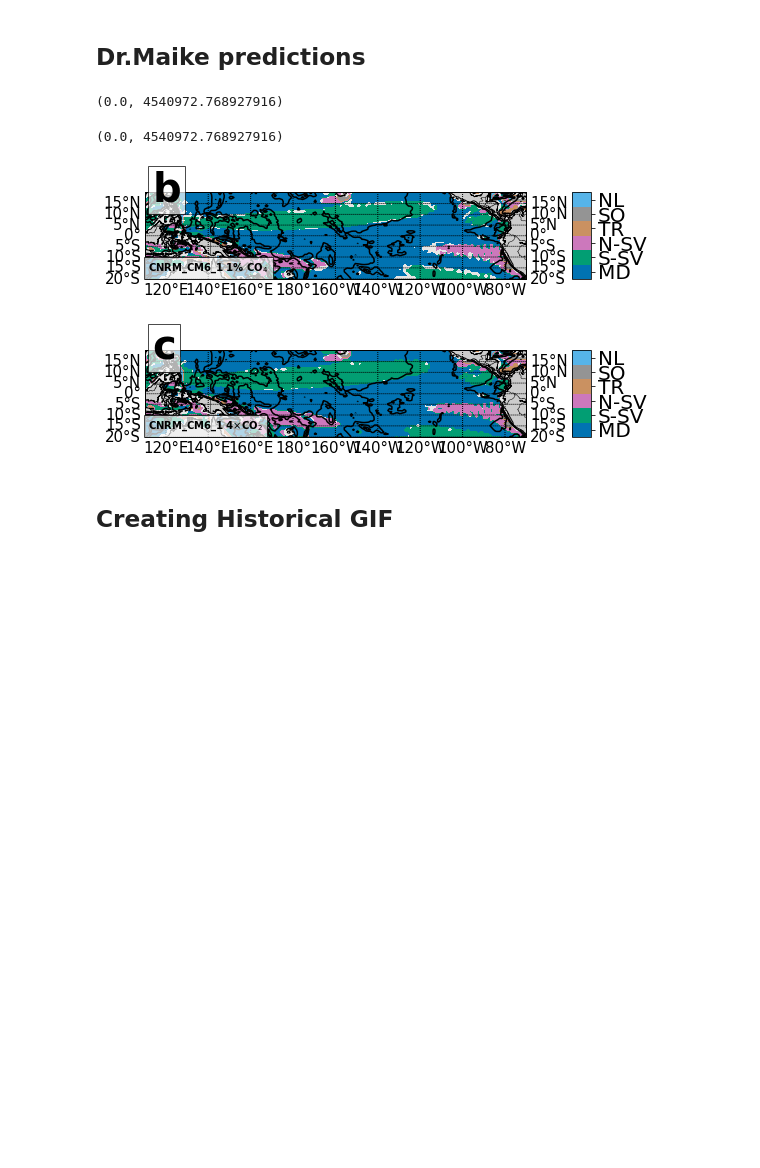
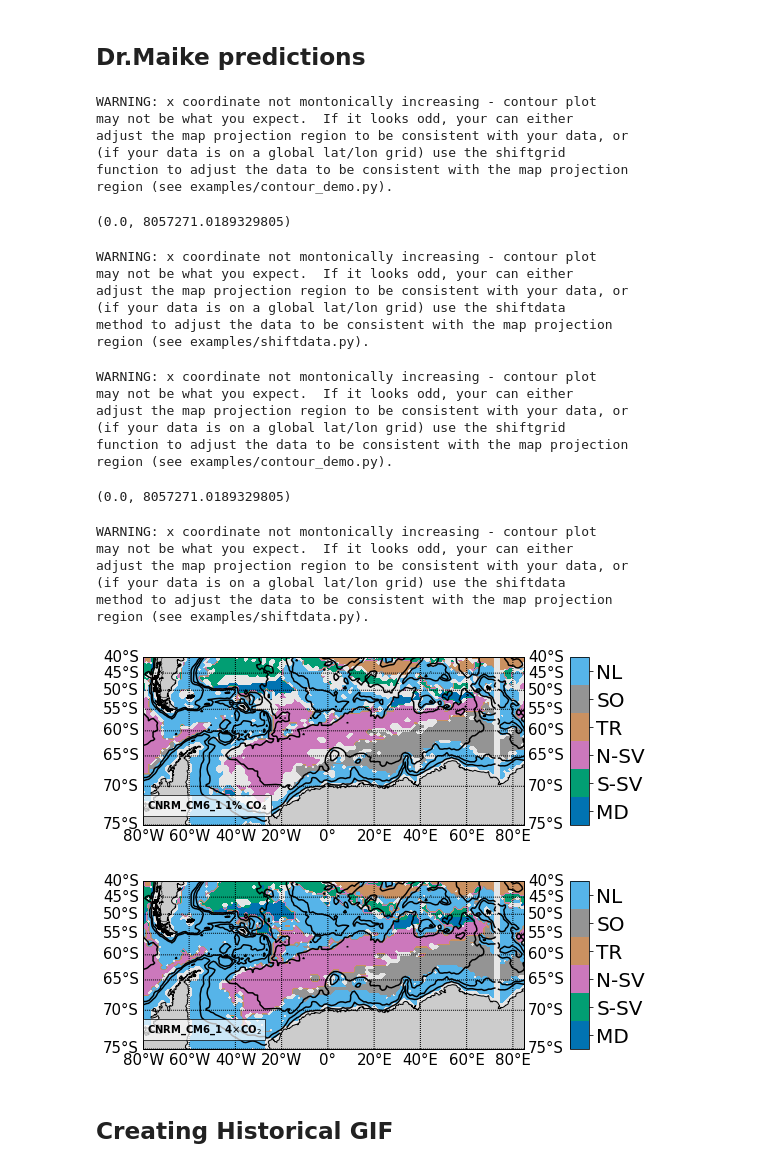
Before and after one commit to maikejulie/DNN4Cli, a Jupyter notebook: figures/CNRM-CM6-1/CNRM-CM6-1-Basemap_cleaned.ipynb, the cells around one changed output. Cells and saved outputs as stored; diff of their text form; code cells hidden in the pictures; blank space fills up the shorter version.

Commit message:
update on variability (basemap plots)

```diff
--- a/figures/CNRM-CM6-1/CNRM-CM6-1-Basemap_cleaned.ipynb
+++ b/figures/CNRM-CM6-1/CNRM-CM6-1-Basemap_cleaned.ipynb
@@ -212,14 +212,38 @@ natVar4=np.zeros(CNRM_CM6_1_Hist[0].shape)*np.nan
 for n in np.arange(0,8):
     natVar4[np.count_nonzero(CNRM_CM6_1_abrupt4pct[3:7] == n, axis = 0)>2]=n
 # %%
-makeFigZoomBathymetry(natVar1pct, -1,6,1,'', 'TP_CNRM_CM6_1_1%CO2_NAtl_noNatVar_EnsembleMLP_prez.png', r'CNRM_CM6_1 1% CO$_4$', 'b', llcrnrlon=-250, urcrnrlon=-70, llcrnrlat=-20, urcrnrlat=20)
+makeFigZoomBathymetry(natVar1pct, -1,6,1,'', 'SO_CNRM_CM6_1_1%CO2_NAtl_noNatVar_EnsembleMLP_prez.png', r'CNRM_CM6_1 1% CO$_4$', '', llcrnrlon=-80, urcrnrlon=85, llcrnrlat=-75, urcrnrlat=-40)
 
-makeFigZoomBathymetry(natVar4, -1,6,1,'', 'TP_CNRM_CM6_1_abrupt4xO2_NAtl_noNatVar_EnsembleMLP_prez.png', r'CNRM_CM6_1 4$\times$CO$_2$', 'c', llcrnrlon=-250, urcrnrlon=-70, llcrnrlat=-20, urcrnrlat=20)
+makeFigZoomBathymetry(natVar4, -1,6,1,'', 'SO_CNRM_CM6_1_abrupt4xO2_NAtl_noNatVar_EnsembleMLP_prez.png', r'CNRM_CM6_1 4$\times$CO$_2$', '', llcrnrlon=-80, urcrnrlon=85, llcrnrlat=-75, urcrnrlat=-40)
 # %% [output]
-(0.0, 4540972.768927916)
+WARNING: x coordinate not montonically increasing - contour plot
+may not be what you expect.  If it looks odd, your can either
+adjust the map projection region to be consistent with your data, or
+(if your data is on a global lat/lon grid) use the shiftgrid
+function to adjust the data to be consistent with the map projection
+region (see examples/contour_demo.py).
-(0.0, 4540972.768927916)
+(0.0, 8057271.0189329805)
+WARNING: x coordinate not montonically increasing - contour plot
+may not be what you expect.  If it looks odd, your can either
+adjust the map projection region to be consistent with your data, or
+(if your data is on a global lat/lon grid) use the shiftdata
+method to adjust the data to be consistent with the map projection
+region (see examples/shiftdata.py).
+WARNING: x coordinate not montonically increasing - contour plot
+may not be what you expect.  If it looks odd, your can either
+adjust the map projection region to be consistent with your data, or
+(if your data is on a global lat/lon grid) use the shiftgrid
+function to adjust the data to be consistent with the map projection
+region (see examples/contour_demo.py).
+(0.0, 8057271.0189329805)
+WARNING: x coordinate not montonically increasing - contour plot
+may not be what you expect.  If it looks odd, your can either
+adjust the map projection region to be consistent with your data, or
+(if your data is on a global lat/lon grid) use the shiftdata
+method to adjust the data to be consistent with the map projection
+region (see examples/shiftdata.py).
-[figure, old version]
+[figure, new version]
-[figure, old version]
+[figure, new version]
 # %% [markdown]
 ## Creating Historical GIF
 # %%
```
Also changed, not shown: parts of 1 cell of this notebook, 10 other files.
